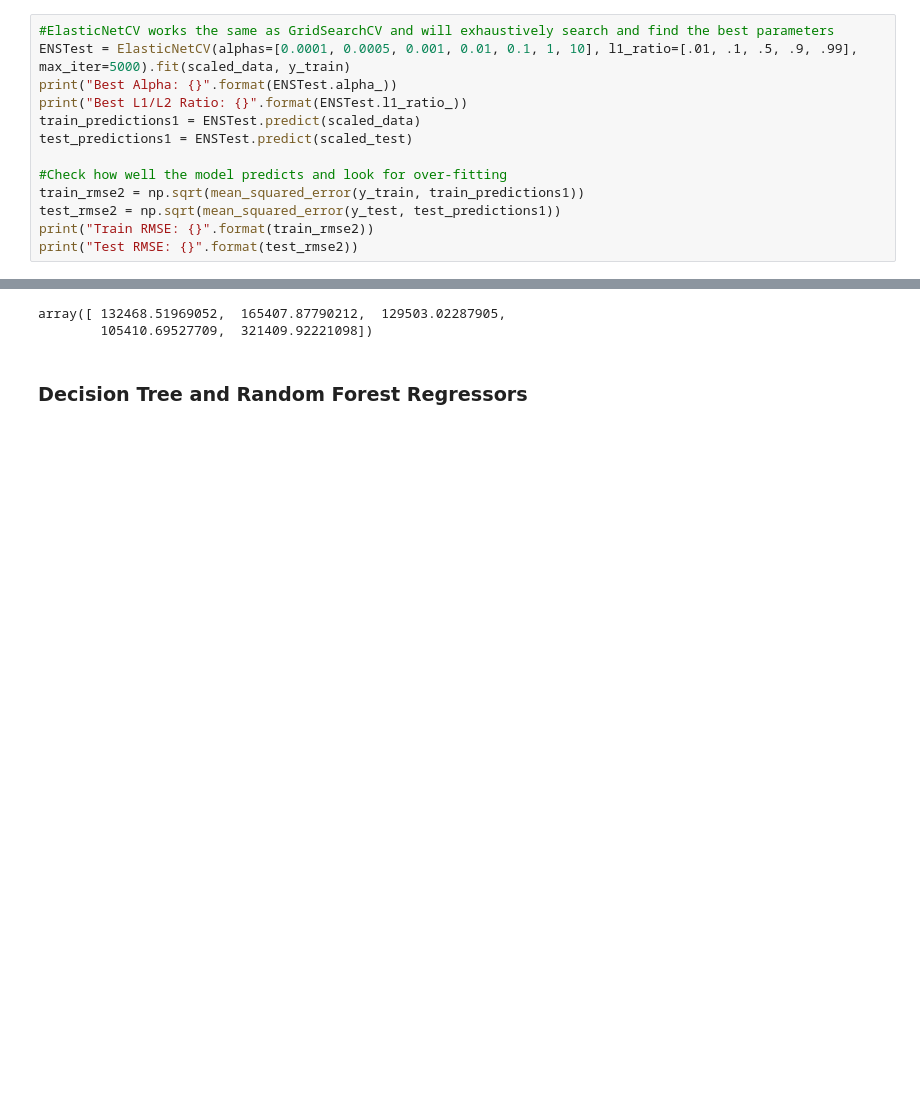
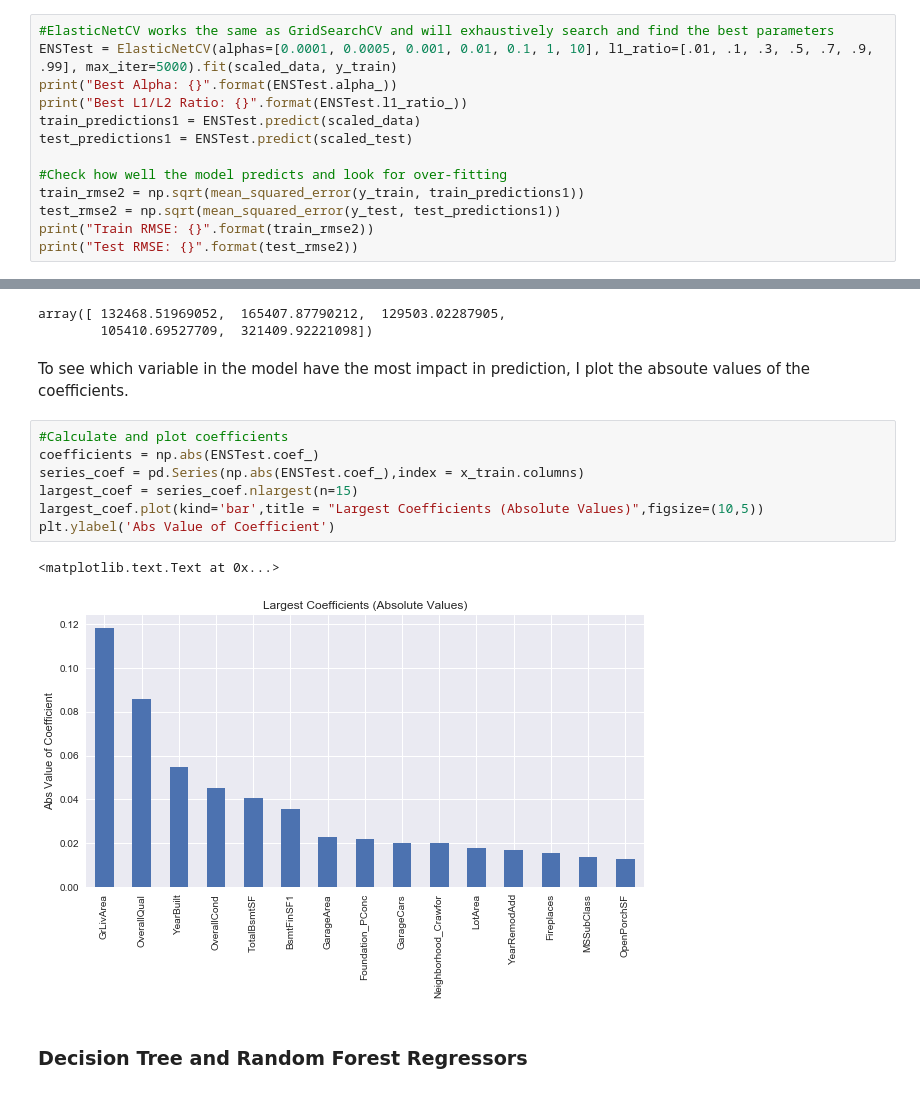
Before and after one commit to TristanMoser/byu_econ_applied_machine_learning, a Jupyter notebook: homeworks/Homework_2_TristanMoser.ipynb, the cells around one changed output, grey strips where cells are left out. Drawn from its saved outputs; the diff is of its cells as text; blank space fills up the shorter version.

```diff
--- a/homeworks/Homework_2_TristanMoser.ipynb
+++ b/homeworks/Homework_2_TristanMoser.ipynb
@@ -459,7 +466,7 @@ These RMSE seem quite large considering that they are measured in the log of the
 The Elastic Net model will take into account L1 (Lasso) and L2 (Ridge) regularization techniques to ensure that the model is penalized for coefficients that are too large. This should help the create more accurate predictions than the Gradient Descent model could accomplish on its own.
 # %%
 #ElasticNetCV works the same as GridSearchCV and will exhaustively search and find the best parameters
-ENSTest = ElasticNetCV(alphas=[0.0001, 0.0005, 0.001, 0.01, 0.1, 1, 10], l1_ratio=[.01, .1, .5, .9, .99], max_iter=5000).fit(scaled_data, y_train)
+ENSTest = ElasticNetCV(alphas=[0.0001, 0.0005, 0.001, 0.01, 0.1, 1, 10], l1_ratio=[.01, .1, .3, .5, .7, .9, .99], max_iter=5000).fit(scaled_data, y_train)
 print("Best Alpha: {}".format(ENSTest.alpha_))
 print("Best L1/L2 Ratio: {}".format(ENSTest.l1_ratio_))
 train_predictions1 = ENSTest.predict(scaled_data)
@@ -483,6 +490,18 @@ np.exp(ENSTest.predict(scaled_test)[0:5])
 # %% [output]
 array([ 132468.51969052,  165407.87790212,  129503.02287905,
         105410.69527709,  321409.92221098])
+# %% [markdown]
+To see which variable in the model have the most impact in prediction, I plot the absoute values of the coefficients.
+# %%
+#Calculate and plot coefficients
+coefficients = np.abs(ENSTest.coef_)
+series_coef = pd.Series(np.abs(ENSTest.coef_),index = x_train.columns)
+largest_coef = series_coef.nlargest(n=15)
+largest_coef.plot(kind='bar',title = "Largest Coefficients (Absolute Values)",figsize=(10,5))
+plt.ylabel('Abs Value of Coefficient')
+# %% [output]
+<matplotlib.text.Text at 0x...>
+[figure, added]
 # %% [markdown]
 ### Decision Tree and Random Forest Regressors
 # %% [markdown]
```
Also changed, not shown: parts of 20 cells of this notebook.
